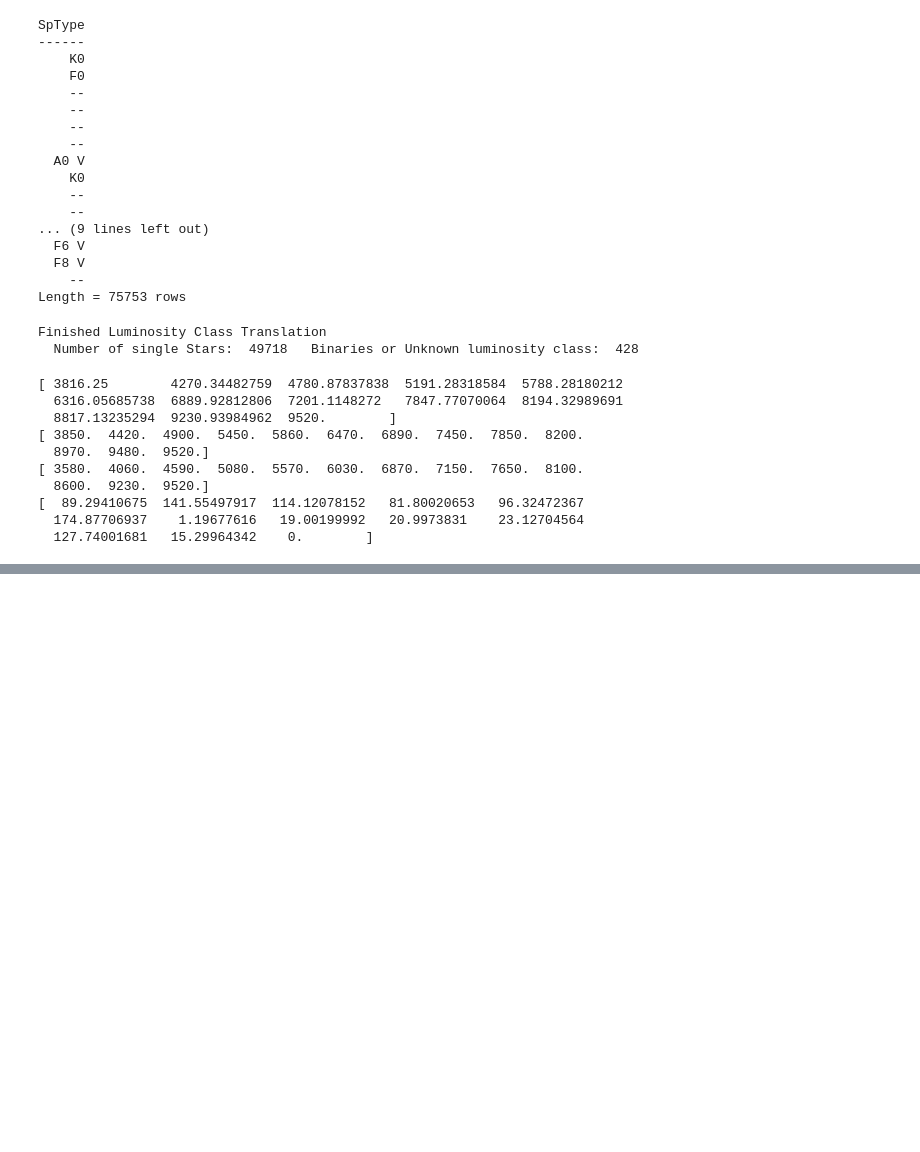
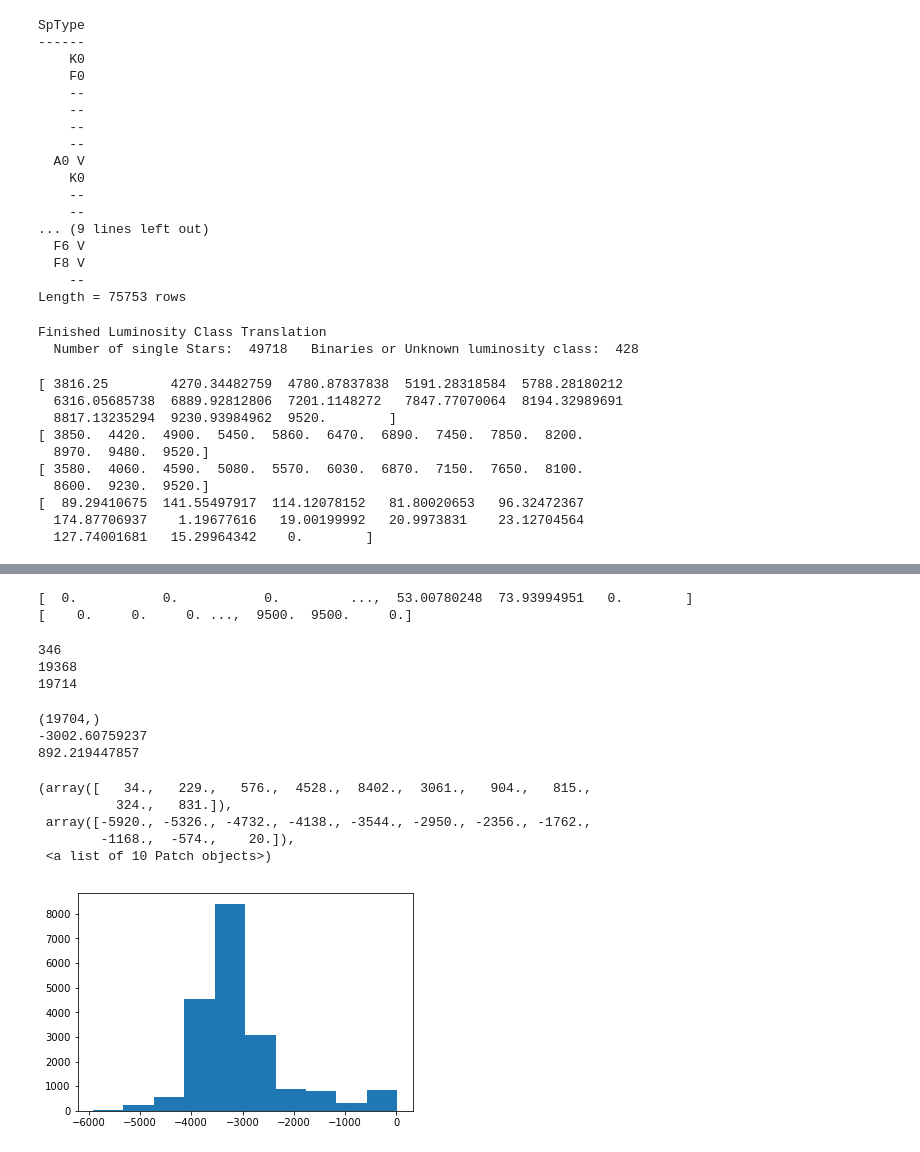
Before and after one commit to leemundy/GAIA, a Jupyter notebook: Work-Areas/rpopescu/notebook/Make_SEDs.ipynb, the cells around one changed output, grey strips where cells are left out. Drawn from its saved outputs; the diff is of its cells as text; code cells hidden in the pictures; blank space fills up the shorter version.

```diff
--- a/Work-Areas/rpopescu/notebook/Make_SEDs.ipynb
+++ b/Work-Areas/rpopescu/notebook/Make_SEDs.ipynb
@@ -348,0 +385,76 @@ for t in temps:
+# %%
+#test templates
+
+#array of minimum chi^2 for each star
+chi_mins = np.zeros(len(Teff))
+#array of temperature template with best fit
+best_fit_temp = np.zeros(len(Teff))
+[row,col] = temp_mags.shape
+for i in range(len(Teff)):
+        #only class V stars that have a temperature category assigned
+        if (SpTypeN[i] > 4.9 and SpTypeN[i] < 5.05 and temp_cat[i] != 0):
+            #calculate each color index for each star
+            G_B_val = Gmags[i]-Bmags[i]
+            G_V_val = Gmags[i]-Vmags[i]
+            G_J_val = Gmags[i]-Jmags[i]
+            G_H_val = Gmags[i]-Hmags[i]
+            G_K_val = Gmags[i]-Kmags[i]
+            #array of color indices
+            vals = [G_B_val, G_V_val, G_J_val, G_H_val, G_K_val]
+            #large value for chi min
+            chi_min = 1e100
+            #for each temperature template calculate chi^2
+            for j in range(1,row):
+                chi_val = 0
+                #calculates chi^2 for each color index and adds to chi^2 val
+                for k in range(len(vals)):
+                    chi_val = chi_val+ math.pow(((vals[k]-temp_mags[j,k])/temp_std[j,k]),2)
+                #if chi^2 val is smallest add chi^2 value and temperature template category to array
+                if(chi_val < chi_min):
+                    chi_mins[i] = chi_val
+                    best_fit_temp[i] = temps[j-1]
+print(chi_mins)
+print(best_fit_temp)
+# %% [output]
+[  0.           0.           0.         ...,  53.00780248  73.93994951   0.        ]
+[    0.     0.     0. ...,  9500.  9500.     0.]
+# %%
+#determine how many template fits are good
+good_fit_num = 0
+bad_fit_num = 0
+for i in range(len(Teff)):
+    if (SpTypeN[i] > 4.9 and SpTypeN[i] < 5.05 and temp_cat[i] != 0):
+        if (best_fit_temp[i] == temp_cat[i]):
+            good_fit_num = good_fit_num +1
+        else:
+            bad_fit_num = bad_fit_num+1
+print(good_fit_num)
+print(bad_fit_num)
+print(good_fit_num+bad_fit_num)
+# %% [output]
+346
+19368
+19714
+# %%
+#find difference between actual temperature and template
+temp_diff = np.array([])
+for i in range(len(Teff)):
+    if (best_fit_temp[i] !=0):
+        temp_diff = np.append(temp_diff,Teff[i] - best_fit_temp[i])
+print(temp_diff.shape)
+print(np.mean(temp_diff))
+print(np.std(temp_diff))
+# %% [output]
+(19704,)
+-3002.60759237
+892.219447857
+# %%
+#plot histogram of difference between actual temperature and template
+plt.hist(temp_diff, range = [min(temp_diff),max(temp_diff)])
+# %% [output]
+(array([   34.,   229.,   576.,  4528.,  8402.,  3061.,   904.,   815.,
+          324.,   831.]),
+ array([-5920., -5326., -4732., -4138., -3544., -2950., -2356., -1762.,
+        -1168.,  -574.,    20.]),
+ <a list of 10 Patch objects>)
+[figure, added]
```
Also changed, not shown: parts of 4 cells of this notebook.
